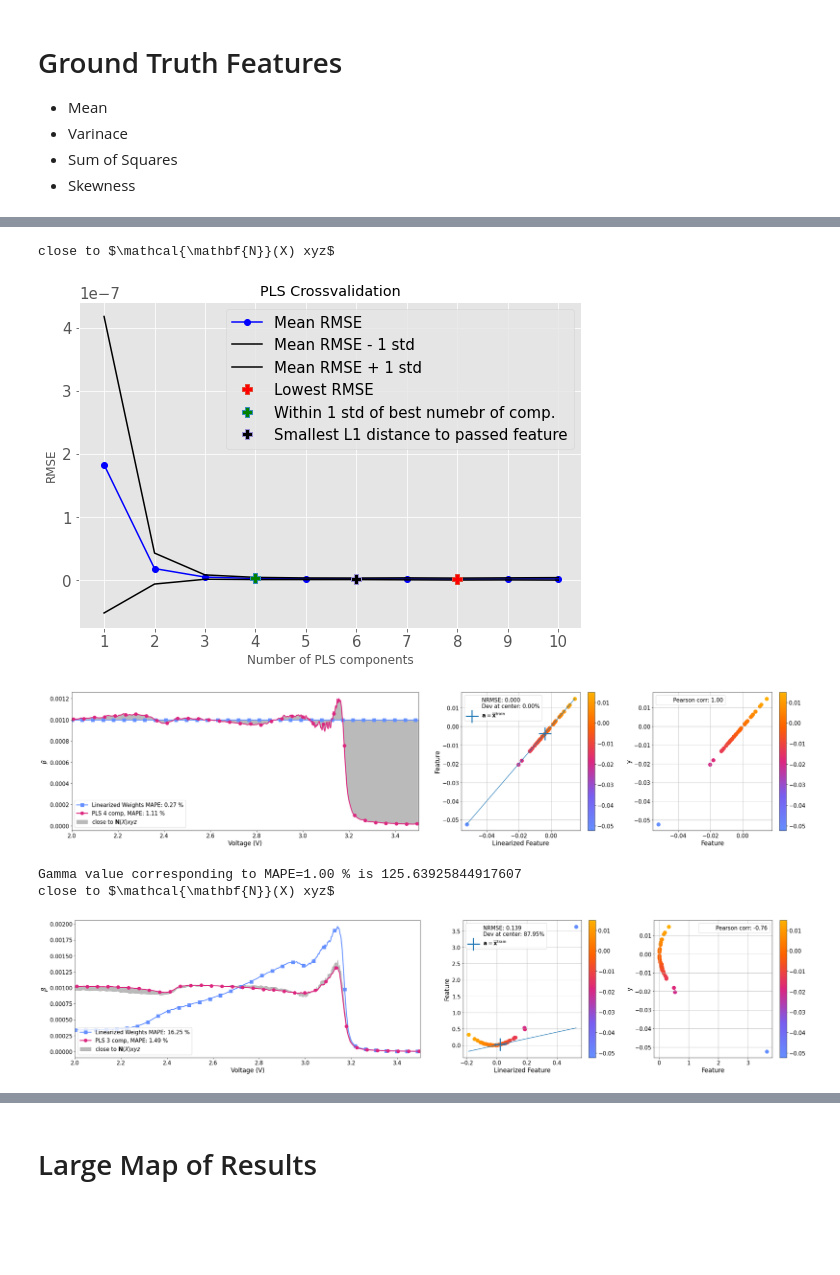
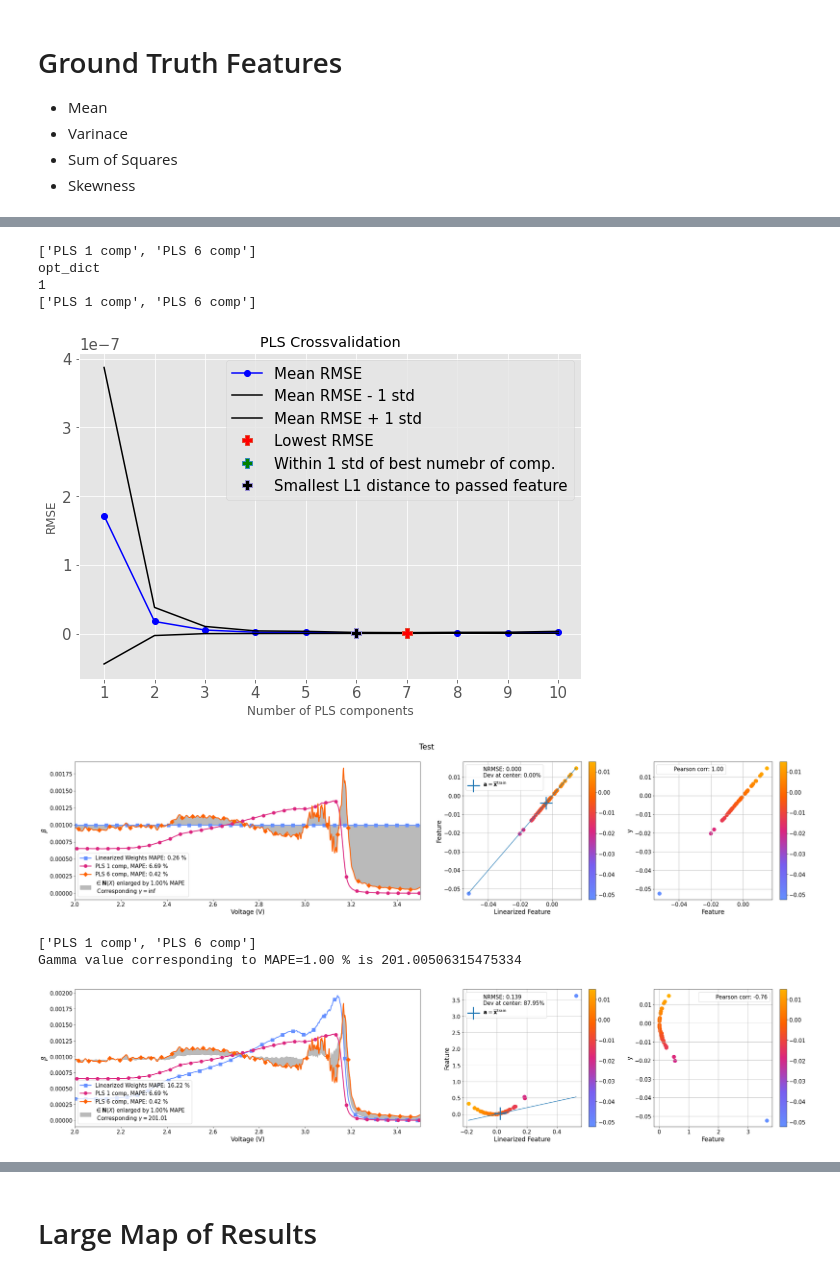
Before and after one commit to JoachimSchaeffer/HDRegAnalytics, a Jupyter notebook: FeatLin_LFP_example_data.ipynb, the cells around one changed output, grey strips where cells are left out. Cells and saved outputs as stored; diff of their text form; code cells hidden in the pictures; blank space fills up the shorter version.

Commit message:
Featlin work ongoing

```diff
--- a/FeatLin_LFP_example_data.ipynb
+++ b/FeatLin_LFP_example_data.ipynb
@@ -148,0 +146,9 @@ plt.show()
+# %%
+fig, ax = plt.subplots(figsize=(9,6))
+axs = lfp_mean.plot_stats(ax, colors_IBM[0], colors_IBM[5], colors_IBM[3], labels_lfp['xdata_label'], labels_lfp['ydata_label'])
+ax.set_title('Trainig Data Statistics')
+ax.set_xlim(2.0, 3.5)
+plt.tight_layout()
+if save_plots:
+    plt.savefig(save_path + 'stats.pdf')
+plt.show()
@@ -163,11 +171,6 @@ fun_targetj = [
     lambda x: jax_moment(x,3)/((jax_moment(x,2))**(3/2)),
     lambda x: jax_moment(x,4)/(jax_moment(x,2)**2)-3
     ]
-    #lambda a : jnp.sum(jnp.sqrt(a))
-
-# Transform the jax array types to numpy arrays.
-fun_target = [lambda a: np.array(fun_targetj[i](a)) for i in range(len(fun_targetj))]
-
 fun_target_names = [
     'Sum',
     'Sum of Squares',
@@ -175,6 +178,7 @@ fun_target_names = [
     'Skewness',
     'Kurtosis',
     ]
+feat_fun_dict = {'functions':fun_targetj, 'names':fun_target_names}
 
 # What if the relationship is actually a combination fo different functions
 # Combinations based of the functions above to obtain non-linear functions of different complexity
@@ -191,7 +195,8 @@ ftarget_comb_names = [
     '\sum_{i=1}^n x_i^2 * \text{skewness}(\mathbf{x})',
     '\text{skewneww}(\mathbf{x}) * \text{kurtosis}(\mathbf{x})'
 ]
-X = X_lfp_train-np.mean(X_lfp, axis=0)
-y_gt = np.zeros([X.shape[0], 5, 1])
-for j in range(len(fun_targetj)):
-    y_gt[:, j, 0] = generate_target_values(X[:, :], fun_targetj[j], percentage_range_x_to_t=[0,1], snr=50)
+
+# X = X_lfp_train-np.mean(X_lfp, axis=0)
+# y_gt = np.zeros([X.shape[0], 5, 1])
+# for j in range(len(fun_targetj)):
+#     y_gt[:, j, 0] = generate_target_values(X[:, :], fun_targetj[j], percentage_range_x_to_t=[0,1], snr=50)
@@ -204,14 +247,13 @@ def anlyse_features(
     scatter=0, plot_cv=0, verbose=1, include_min_dist_model=1, max_mape=-0.5):
     ''' Function to anlayse features given certain data! (: '''
 
-    from src.featlin import linearization_regeression_row_plots
     # PLS 1 model is always selected as a reference.
     # Models
     models = [
-        # PLSRegression(n_components=1, tol=1e-7, scale=False)
+        PLSRegression(n_components=1, tol=1e-7, scale=False)
     ]
     model_names = [
-        # 'PLS 1 comp'
+        'PLS 1 comp'
     ]
 
     # Calculate the feature and linearized coef.
@@ -235,6 +277,7 @@ def anlyse_features(
         if include_cv_model:
             models.append(PLSRegression(n_components=rmse_min_comp, tol=1e-7, scale=False),)
             model_names.append('PLS ' + str(rmse_min_comp) + ' comp')
+            print(model_names)
 
     if opt_mape:
         mape_lin = 100*mean_absolute_percentage_error(y, X@lin_coef_.reshape(-1))
@@ -248,7 +291,7 @@ def anlyse_features(
         # model_names.append(f" RR: {alpha:.2f}")
 
         comp = optimize_regcoef_dist('PLS', X, y, [10], lin_coef_, norm=1, max_depth=10)
-
+        print('opt_dict')
         # Ensures that this is the last list item by removing previous identical entries.
         if f"PLS {comp} comp" in model_names:
             id = model_names.index(f"PLS {comp} comp")
@@ -256,45 +299,49 @@ def anlyse_features(
             print(id)
             models.pop(id)
             # models.remove(PLSRegression(n_components=comp, tol=1e-7, scale=False))
-        if include_min_dist_model:
             models.append(PLSRegression(n_components=comp, tol=1e-7, scale=False))
             model_names.append(f"PLS {comp} comp")
 
 
     model_dict = {'models': models, 'model_names': model_names}
     label_dict = {'xlabel': 'Voltage (V)'}
-
+    print(model_dict['model_names'])
     fig, axs = plt.subplots(1, 3, gridspec_kw={'width_ratios': [7, 3, 3]}, figsize=(36,7))
     linearization_regeression_row_plots(
         X, x_lfp, y, fun_targetj, axs, cmap, model_dict, color_dict, label_dict,
         nullspace_corr=True, plot_nullspace_bool=False, max_mape=max_mape)
-    plt.show()
+    # plt.show()
 
-    return
+    return fig, axs
 # %%
-# Now fix the gamma value
 # Make 2 plots + list of \gamma values telling the user how much deviation from the nullspace is necessary.
 # Then move on to the more complicated examples.
 # Fix the standard deviation rule, this should help to avoid the nasty area.
 
 # Note that because we use a linear feature we use the crossvalidated 1std rule to determine the feature.
 # IF the feature would be nonlinear, we should be more conservative and use the min_dist_model.
 # The reason therefore is that PLS and other regression models must try to linearly capture nonlinearity.
 # This often results in more spicky regression coefficients that are expected to deviate from the linearized coefficients.
 
 color_dict = {'color_list': color_list, 'marker_list': marker_list}
-anlyse_features(
+fig, ax = anlyse_features(
     X, x_lfp, y_gt[:, 0], fun_targetj[0], color_dict, color_dict, plot_cv=True,
     include_cv_model=1, include_min_dist_model=0, max_mape=1)
+fig.suptitle('Test')
 plt.show()
 # %% [output]
-close to $\mathcal{\mathbf{N}}(X) xyz$
+['PLS 1 comp', 'PLS 6 comp']
+opt_dict
+1
+['PLS 1 comp', 'PLS 6 comp']
-[figure, old version]
+[figure, new version]
-[figure, old version]
+[figure, new version]
 # %%
-anlyse_features(X, x_lfp, y_gt[:, 0], fun_targetj[1], color_dict, color_dict, plot_cv=0, max_mape=1)
+anlyse_features(
+    X, x_lfp, y_gt[:, 0], fun_targetj[1], color_dict, color_dict, plot_cv=0, max_mape=1,
+    include_cv_model=1, include_min_dist_model=0)
 # %% [output]
-Gamma value corresponding to MAPE=1.00 % is 125.63925844917607
-close to $\mathcal{\mathbf{N}}(X) xyz$
+['PLS 1 comp', 'PLS 6 comp']
+Gamma value corresponding to MAPE=1.00 % is 201.00506315475334
-[figure, old version]
+[figure, new version]
 # %%
```
Also changed, not shown: parts of 15 cells of this notebook, 10 other files.
